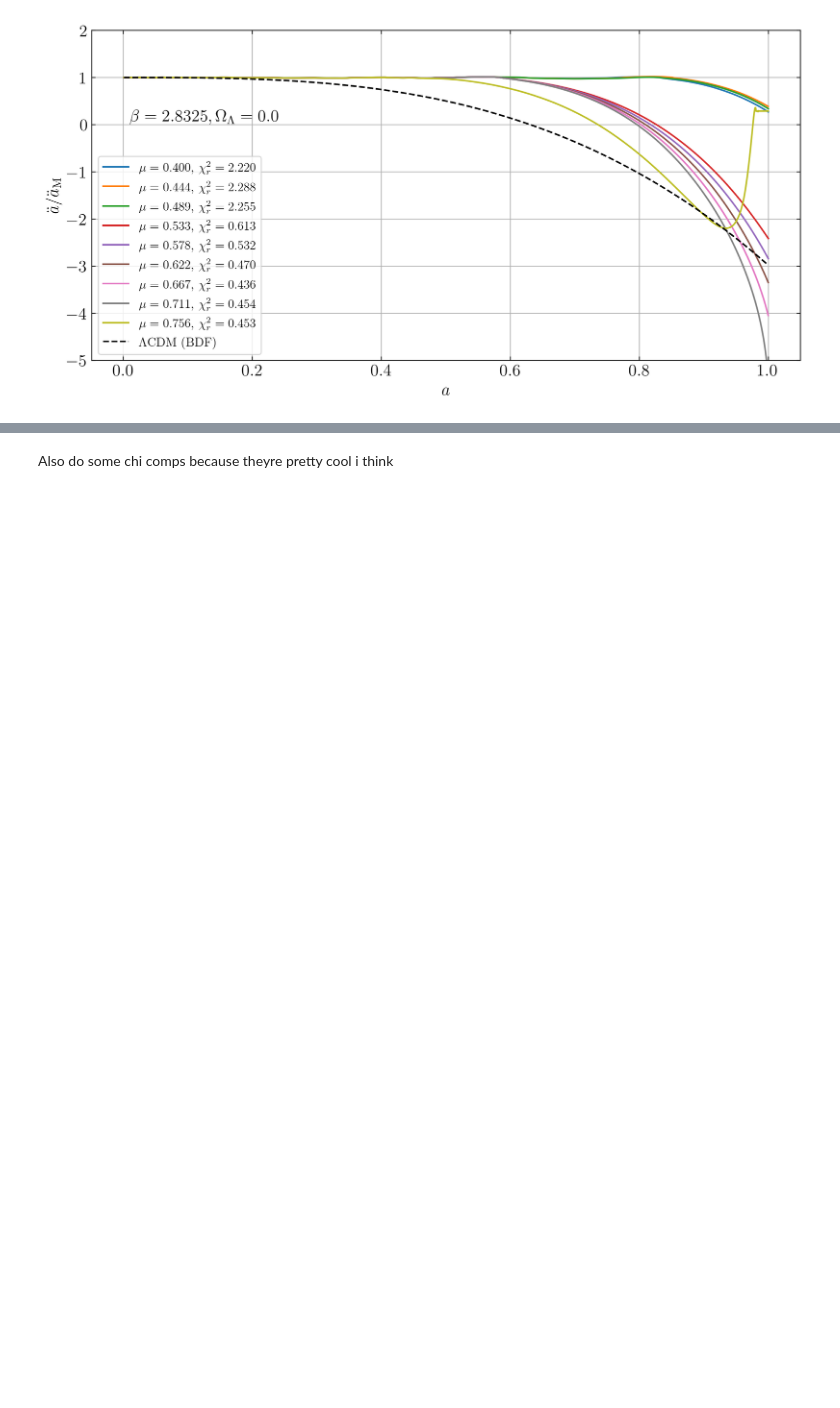
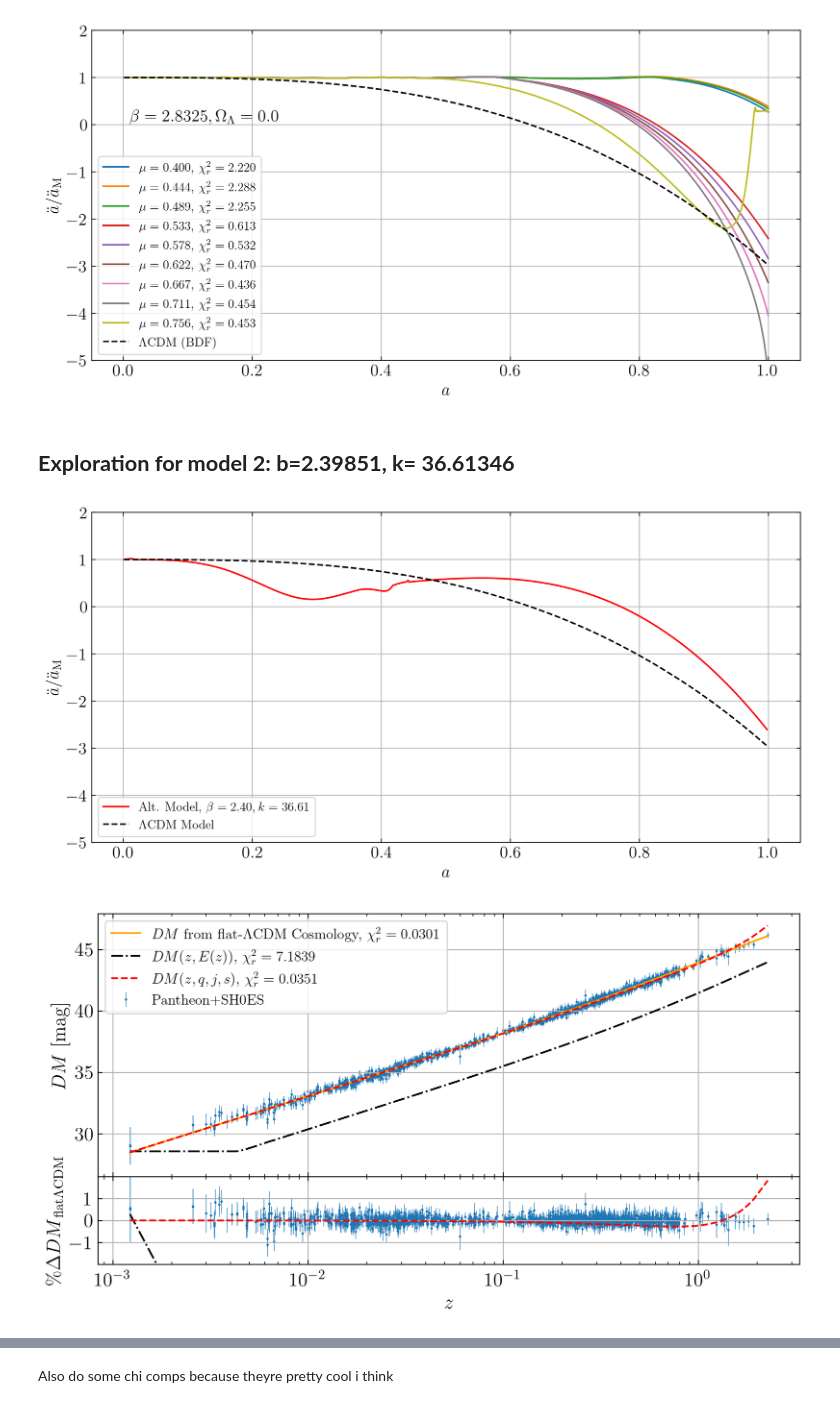
Before and after one commit to bktakacs/thesis_ku, a Jupyter notebook: Untitled-1.ipynb, the cells around one changed output, grey strips where cells are left out. Drawn from its saved outputs; the diff is of its cells as text; code cells hidden in the pictures; blank space fills up the shorter version.

```diff
--- a/Untitled-1.ipynb
+++ b/Untitled-1.ipynb
@@ -319,3 +92,13 @@ plt.grid()
 plt.show()
 # %% [output]
 [figure]
+# %% [markdown]
+## __Exploration for model 2: b=2.39851, k= 36.61346__
+# %%
+m = model(beta=2.3985, kappa=36.61346, lam=0., xlen=1000)
+m.plot('acc')
+m.distance_modulus()
+m.plot('dm')
+# %% [output]
+[figure, added]
+[figure, added]
```
Also changed, not shown: parts of 29 cells of this notebook, 2 other files.
